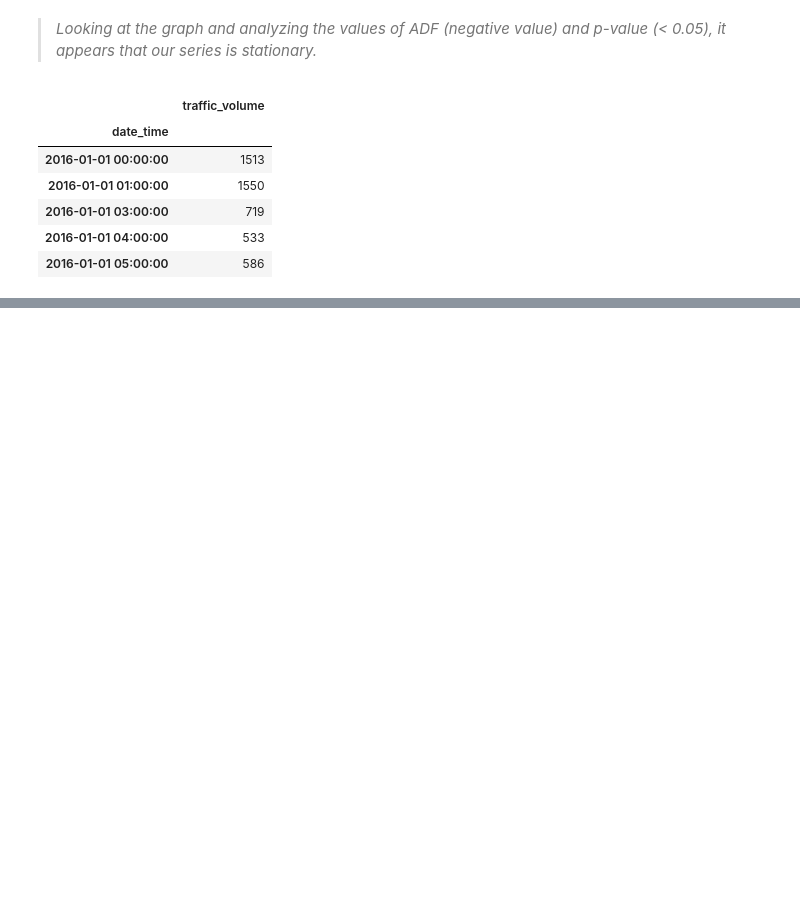
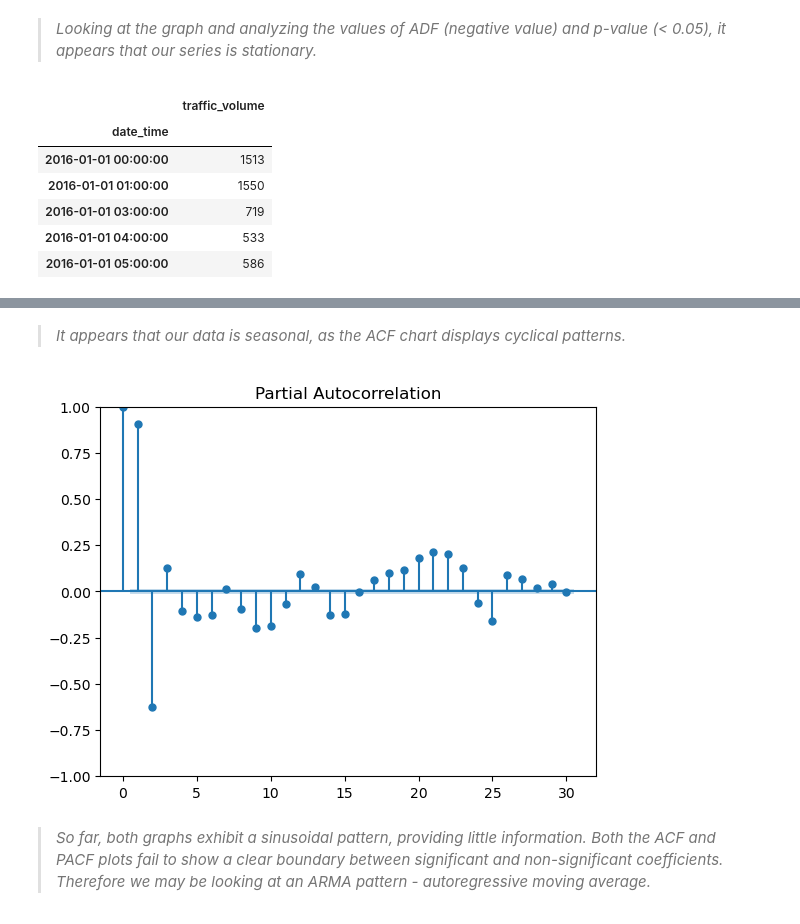
Before and after one commit to srcsergio/Machine-Learning-for-Business, a Jupyter notebook: MachineLearning_for_Business.ipynb, the cells around one changed output, grey strips where cells are left out. Saved outputs shown, nothing was run; the diff lists cells and outputs as text; code cells hidden in the pictures; blank space fills up the shorter version.

Commit message:
Arma model

```diff
--- a/MachineLearning_for_Business.ipynb
+++ b/MachineLearning_for_Business.ipynb
@@ -388,0 +413,10 @@ p-value: 0.0
+# %% [markdown]
+> _It appears that our data is seasonal, as the ACF chart displays cyclical patterns._
+# %%
+from statsmodels.graphics.tsaplots import plot_pacf
+
+plot_pacf(df_clean, lags=30);
+# %% [output]
+[figure, added]
+# %% [markdown]
+> _So far, both graphs exhibit a sinusoidal pattern, providing little information. Both the ACF and PACF plots fail to show a clear boundary between significant and non-significant coefficients. Therefore we may be looking at an ARMA pattern - autoregressive moving average._
```
Also changed, not shown: parts of 34 cells of this notebook.
